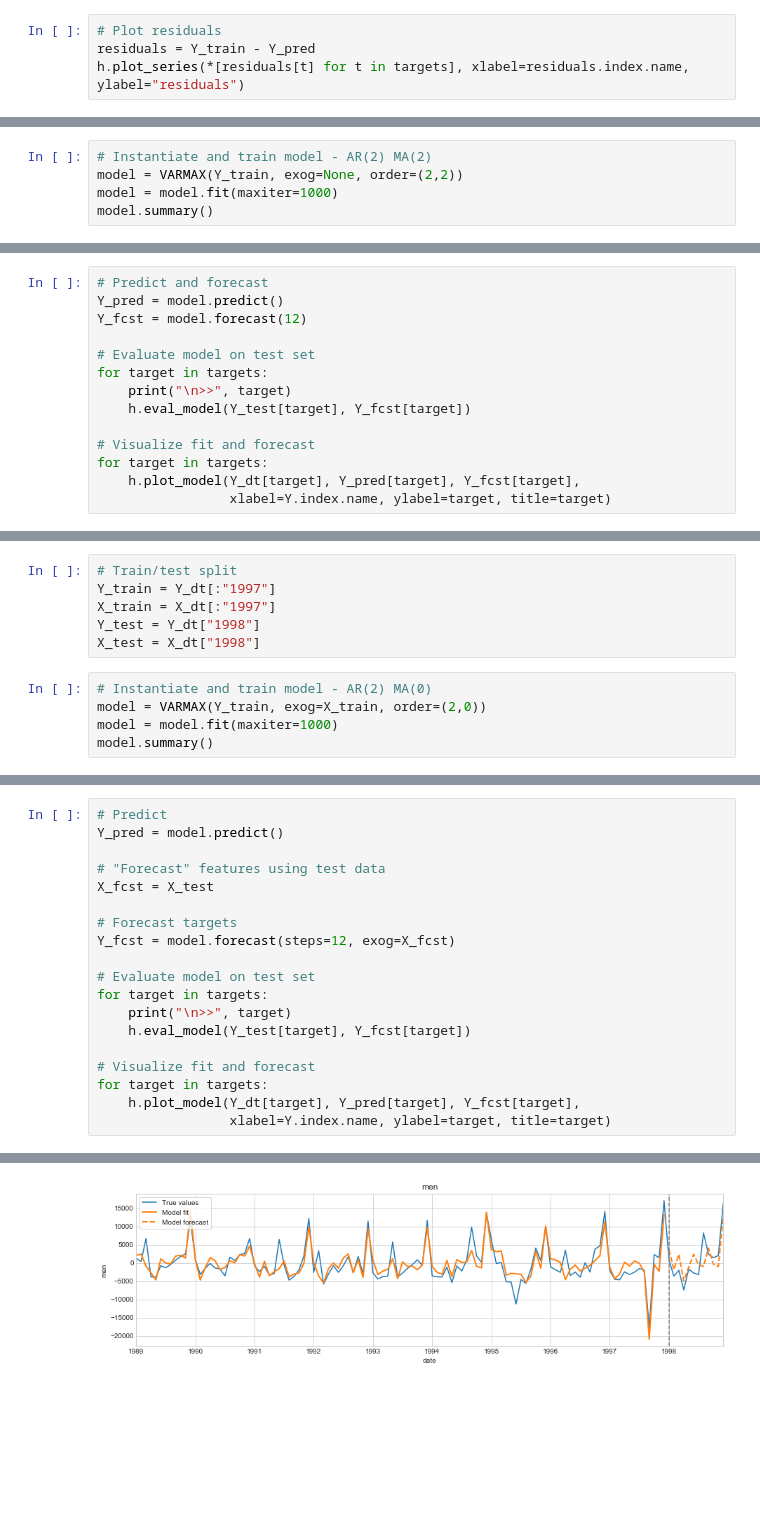
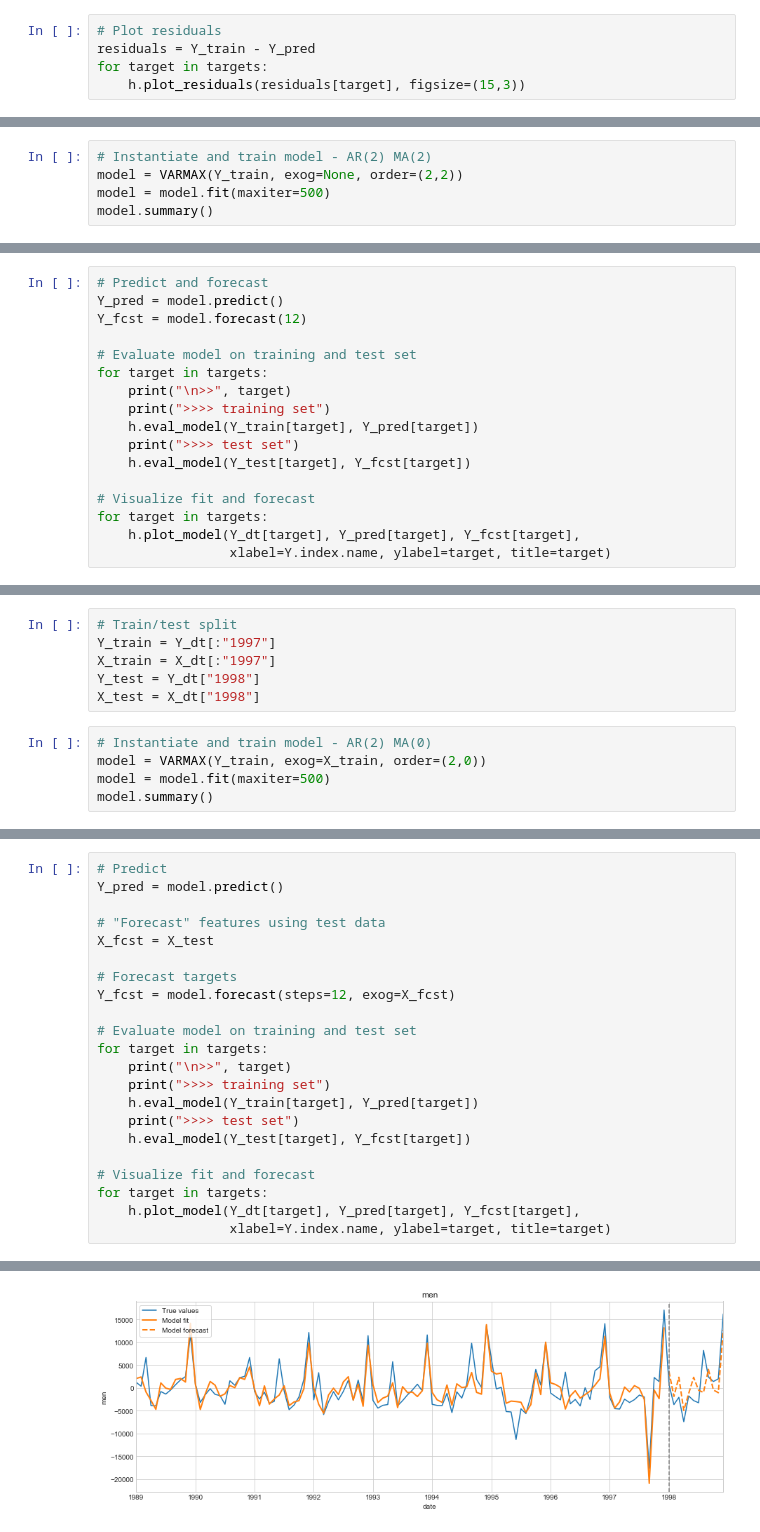
Before and after one commit to LukeBeckerBB/forecasting-toolkit, a Jupyter notebook: 14-var-models.ipynb, the cells around one changed output, grey strips where cells are left out. Saved outputs shown, nothing was run; the diff lists cells and outputs as text; blank space fills up the shorter version.

```diff
--- a/14-var-models.ipynb
+++ b/14-var-models.ipynb
@@ -152,5 +163,6 @@ Mean absolute error:     8049.5246
 # %%
 # Plot residuals
 residuals = Y_train - Y_pred
-h.plot_series(*[residuals[t] for t in targets], xlabel=residuals.index.name, ylabel="residuals")
+for target in targets:
+    h.plot_residuals(residuals[target], figsize=(15,3))
 # %% [output]
@@ -164,7 +177,7 @@ Y_test = Y_dt["1998"]
 # %%
 # Instantiate and train model - AR(2) MA(2)
 model = VARMAX(Y_train, exog=None, order=(2,2))
-model = model.fit(maxiter=1000)
+model = model.fit(maxiter=500)
 model.summary()
 # %% [output]
 Statespace Model Results
@@ -214,9 +227,12 @@ Warnings:
 Y_pred = model.predict()
 Y_fcst = model.forecast(12)
 
-# Evaluate model on test set
+# Evaluate model on training and test set
 for target in targets:
     print("\n>>", target)
+    print(">>>> training set")
+    h.eval_model(Y_train[target], Y_pred[target])
+    print(">>>> test set")
     h.eval_model(Y_test[target], Y_fcst[target])
 
 # Visualize fit and forecast
@@ -264,7 +288,7 @@ X_test = X_dt["1998"]
 # %%
 # Instantiate and train model - AR(2) MA(0)
 model = VARMAX(Y_train, exog=X_train, order=(2,0))
-model = model.fit(maxiter=1000)
+model = model.fit(maxiter=500)
 model.summary()
 # %% [output]
 Statespace Model Results
@@ -321,9 +345,12 @@ X_fcst = X_test
 # Forecast targets
 Y_fcst = model.forecast(steps=12, exog=X_fcst)
 
-# Evaluate model on test set
+# Evaluate model on training and test set
 for target in targets:
     print("\n>>", target)
+    print(">>>> training set")
+    h.eval_model(Y_train[target], Y_pred[target])
+    print(">>>> test set")
     h.eval_model(Y_test[target], Y_fcst[target])
 
 # Visualize fit and forecast
@@ -343 +378 @@ Mean absolute error:     4855.4193
-[figure, old version]
+[figure, new version]
```
Also changed, not shown: parts of 7 cells of this notebook, 9 other files.
